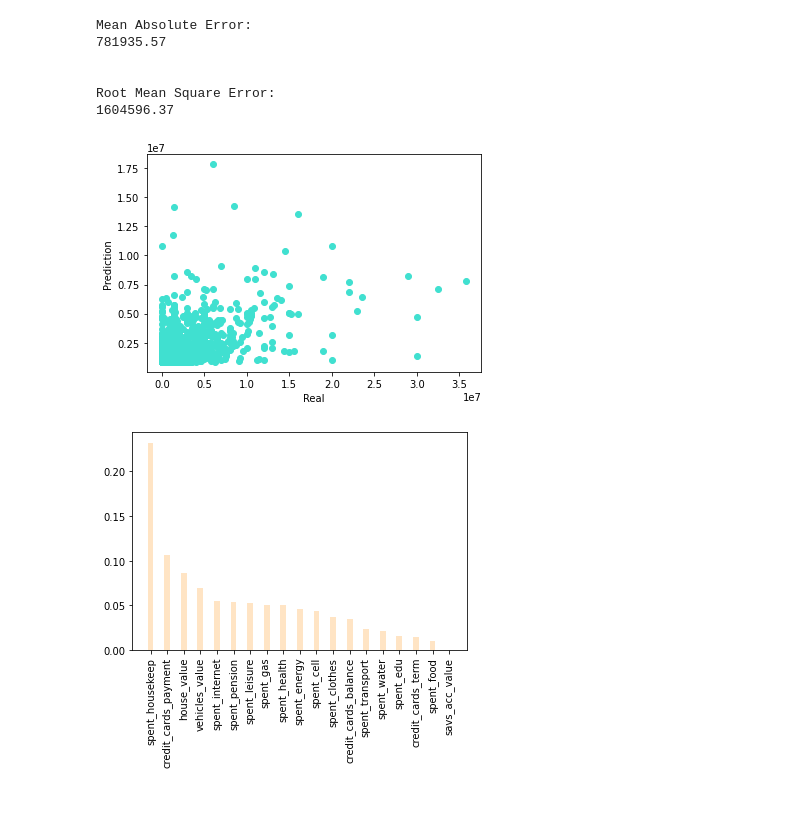
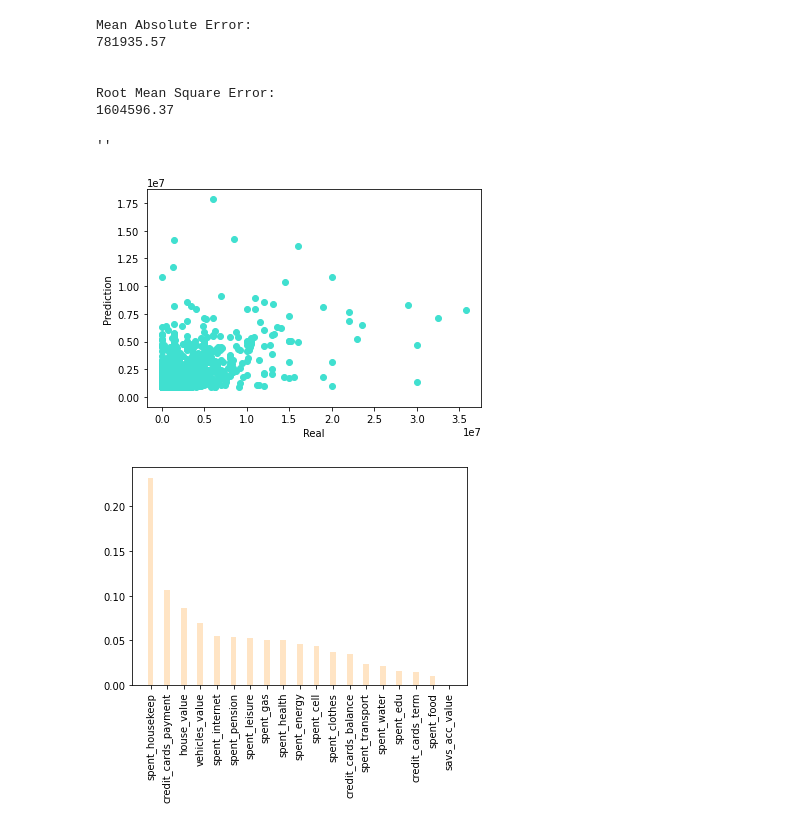
Before and after one commit to mpradam/udacity_p4, a Jupyter notebook: Income.ipynb, the cells around one changed output. Drawn from its saved outputs; the diff is of its cells as text; code cells hidden in the pictures.

```diff
--- a/Income.ipynb
+++ b/Income.ipynb
@@ -337,10 +333,14 @@ Root Mean Square Error:
 # %%
 ax = plt.gca()
 ax.scatter(y_test, pred, color="turquoise")
+plt.plot( [0,1],pred )
 plt.xlabel("Real")
-plt.ylabel("Prediction");
+plt.ylabel("Prediction")
+plt.ylabel("Prediction")
+;
 # %% [output]
+''
-[figure, old version]
+[figure, new version]
 # %%
 importances = list(Model.best_estimator_._final_estimator.feature_importances_)
 labels = X.columns.tolist()
```
Also changed, not shown: parts of 1 cell of this notebook, 1 other file.
